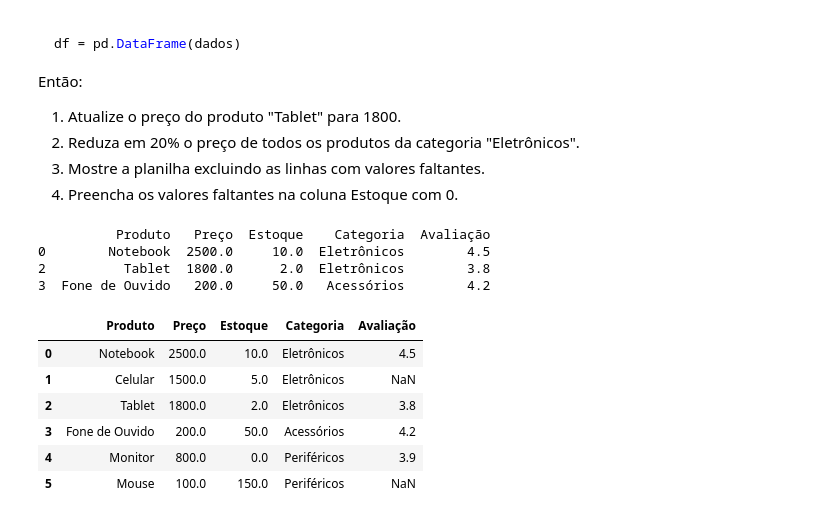
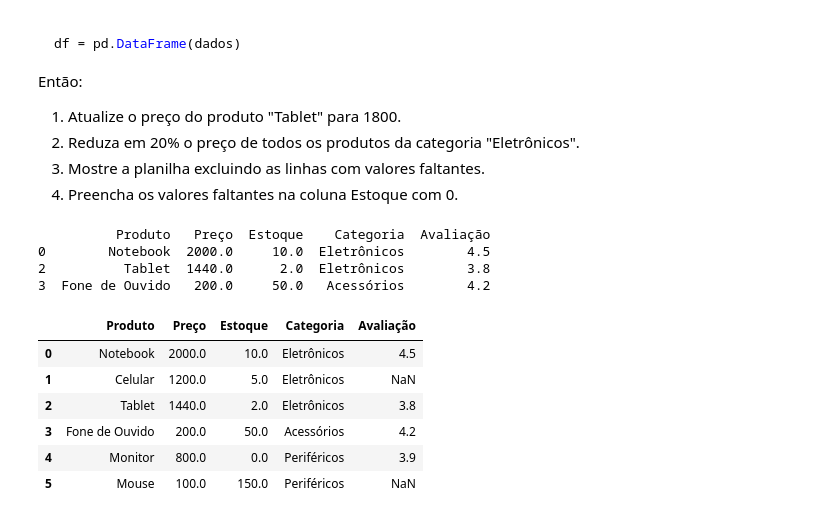
Before and after one commit to PedroTepedino/CEE2, a Jupyter notebook: 11_pandas_parte_1.ipynb, the cells around one changed output. Drawn from its saved outputs; the diff is of its cells as text; code cells hidden in the pictures.

```diff
--- a/11_pandas_parte_1.ipynb
+++ b/11_pandas_parte_1.ipynb
@@ -580,36 +580,36 @@ Então:
 # %%
 import numpy as np
 import pandas as pd
 
 dados = {
     "Produto": ["Notebook", "Celular", "Tablet", "Fone de Ouvido", "Monitor", "Mouse"],
     "Preço": [2500, 1500, np.nan, 200, 800, 100],
     "Estoque": [10, 5, 2, 50, np.nan, 150],
     "Categoria": ["Eletrônicos", "Eletrônicos", "Eletrônicos", "Acessórios", "Periféricos", "Periféricos"],
     "Avaliação": [4.5, np.nan, 3.8, 4.2, 3.9, np.nan]
 }
 
 df = pd.DataFrame(dados)
 
 
 df.loc[df["Produto"].isin(["Tablet"]), "Preço"] = 1800
 
-df.loc[df["Categoria"].isin(["Eletônicos"]), "Preço"] *= 0.8
+df.loc[df["Categoria"].isin(["Eletrônicos"]), "Preço"] *= 0.8
 
 print(df.dropna(how="any"))
 
 df["Estoque"] = df["Estoque"].fillna(value=0)
 
 df
 # %% [output]
           Produto   Preço  Estoque    Categoria  Avaliação
-0        Notebook  2500.0     10.0  Eletrônicos        4.5
-2          Tablet  1800.0      2.0  Eletrônicos        3.8
+0        Notebook  2000.0     10.0  Eletrônicos        4.5
+2          Tablet  1440.0      2.0  Eletrônicos        3.8
 3  Fone de Ouvido   200.0     50.0   Acessórios        4.2
 |  | Produto | Preço | Estoque | Categoria | Avaliação |
-| 0 | Notebook | 2500.0 | 10.0 | Eletrônicos | 4.5 |
-| 1 | Celular | 1500.0 | 5.0 | Eletrônicos | NaN |
-| 2 | Tablet | 1800.0 | 2.0 | Eletrônicos | 3.8 |
+| 0 | Notebook | 2000.0 | 10.0 | Eletrônicos | 4.5 |
+| 1 | Celular | 1200.0 | 5.0 | Eletrônicos | NaN |
+| 2 | Tablet | 1440.0 | 2.0 | Eletrônicos | 3.8 |
 | 3 | Fone de Ouvido | 200.0 | 50.0 | Acessórios | 4.2 |
 | 4 | Monitor | 800.0 | 0.0 | Periféricos | 3.9 |
 | 5 | Mouse | 100.0 | 150.0 | Periféricos | NaN |
```
